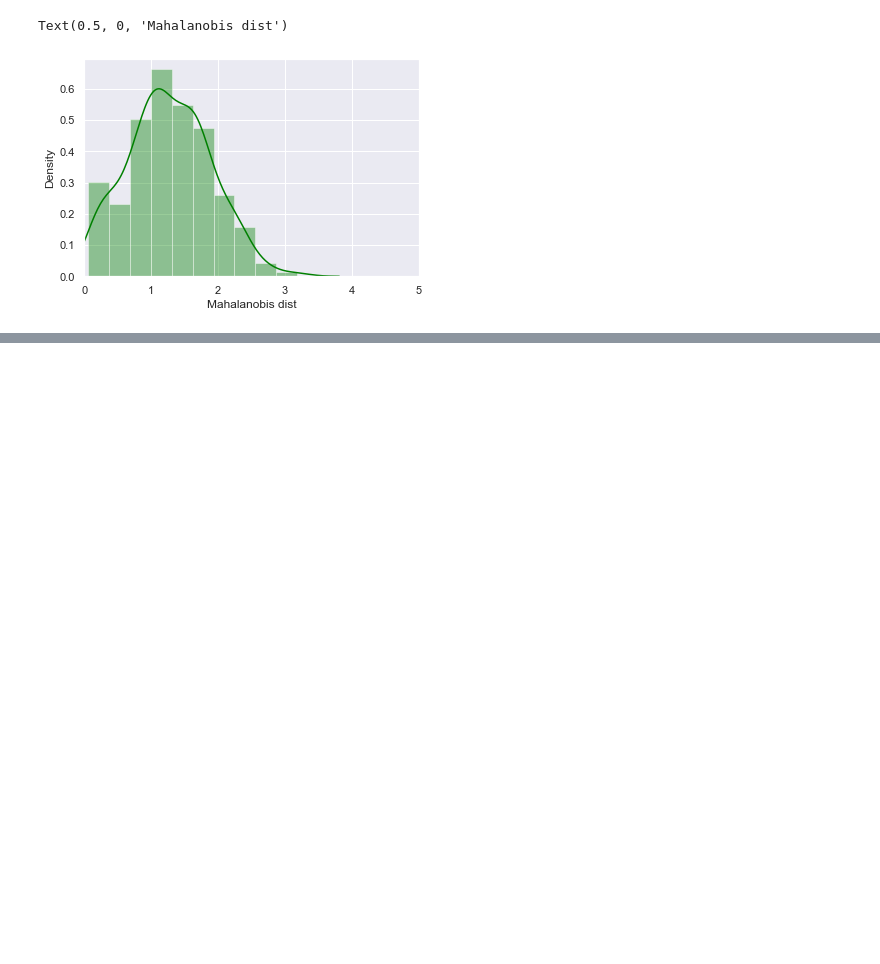
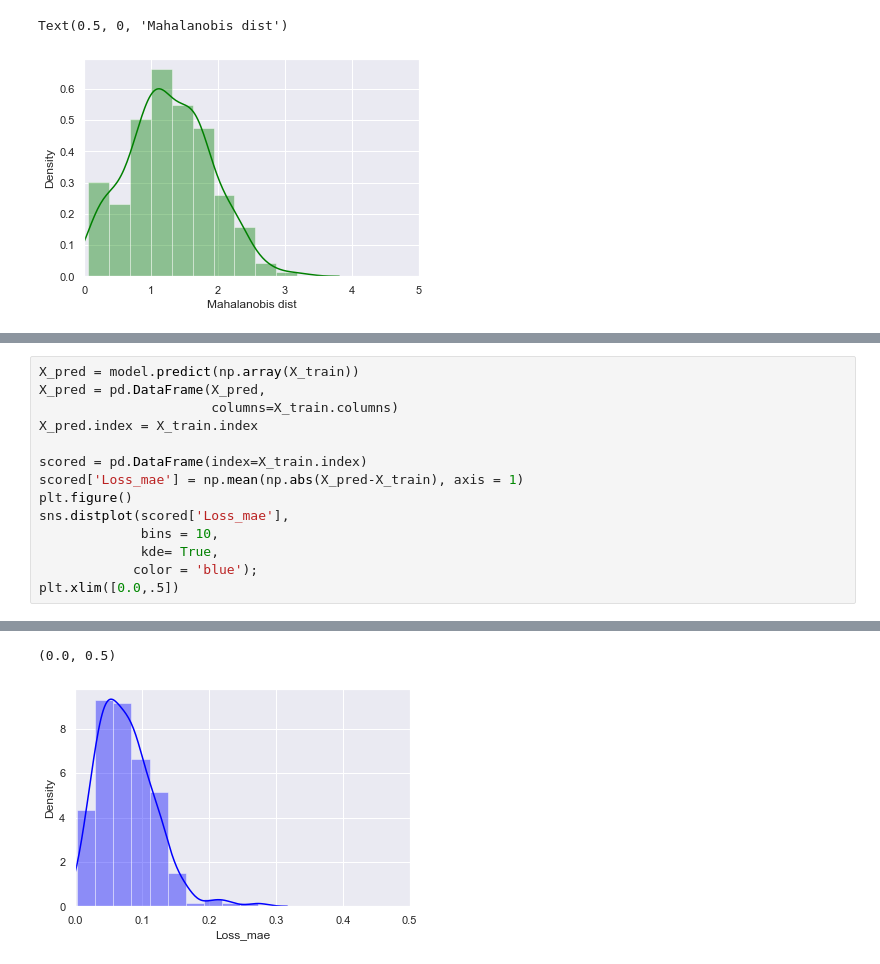
Before and after one commit to levflevine/Pred_Maintenance, a Jupyter notebook: Pred_Maint.ipynb, the cells around one changed output, grey strips where cells are left out. Cells and saved outputs as stored; diff of their text form; blank space fills up the shorter version.

```diff
--- a/Pred_Maint.ipynb
+++ b/Pred_Maint.ipynb
@@ -182,0 +283,15 @@ Text(0.5, 0, 'Mahalanobis dist')
+# %%
+X_pred = model.predict(np.array(X_train))
+X_pred = pd.DataFrame(X_pred,
+                      columns=X_train.columns)
+X_pred.index = X_train.index
+
+scored = pd.DataFrame(index=X_train.index)
+scored['Loss_mae'] = np.mean(np.abs(X_pred-X_train), axis = 1)
+plt.figure()
+sns.distplot(scored['Loss_mae'],
+             bins = 10,
+             kde= True,
+            color = 'blue');
+plt.xlim([0.0,.5])
+# %% [output]
@@ -182,0 +299,2 @@ Text(0.5, 0, 'Mahalanobis dist')
+(0.0, 0.5)
+[figure, added]
```
Also changed, not shown: parts of 11 cells of this notebook.
